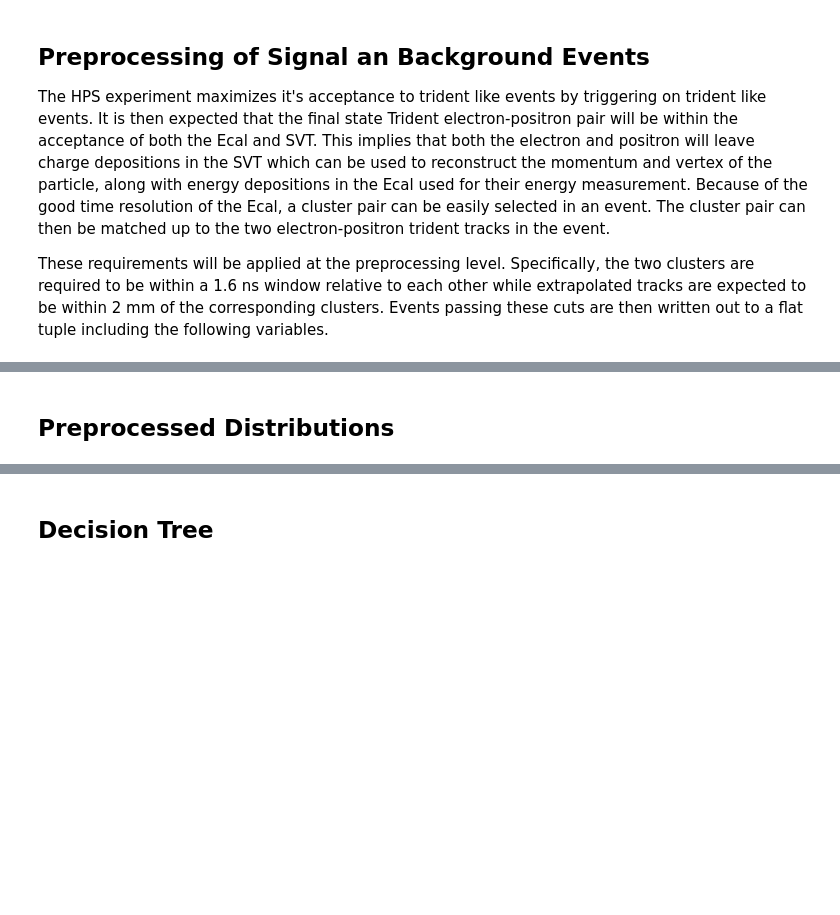
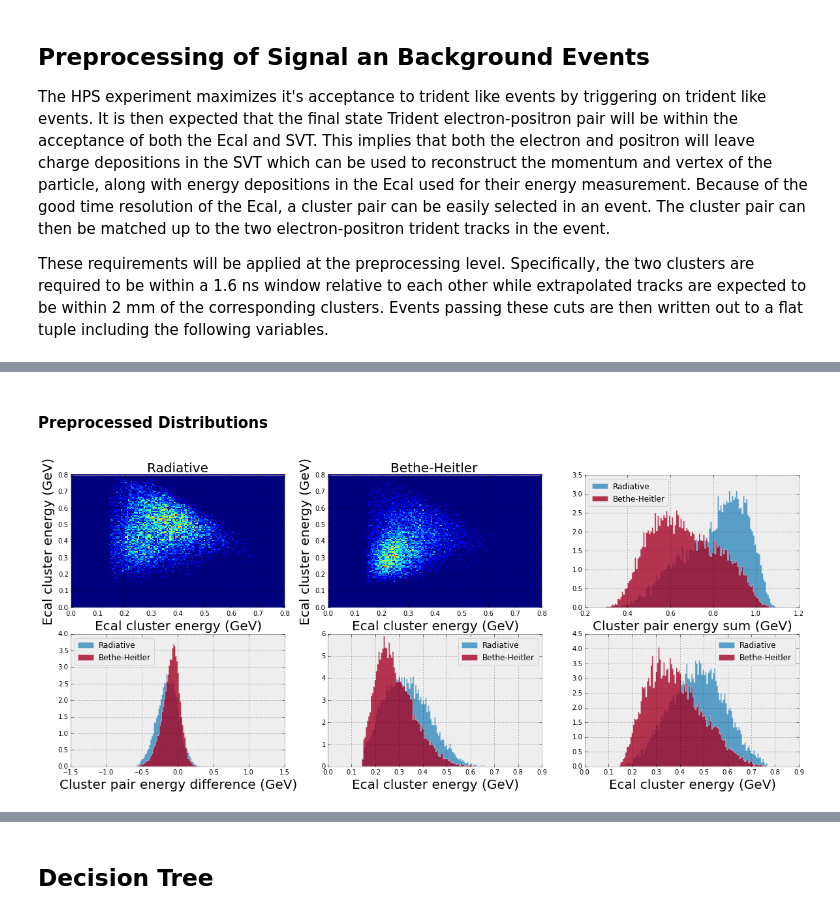
Before and after one commit to omar-moreno/hps-analysis, a Jupyter notebook: python/notebooks/radiative_signal_classification.ipynb, the cells around one changed output, grey strips where cells are left out. Saved outputs shown, nothing was run; the diff lists cells and outputs as text; code cells hidden in the pictures; blank space fills up the shorter version.

```diff
--- a/python/notebooks/radiative_signal_classification.ipynb
+++ b/python/notebooks/radiative_signal_classification.ipynb
@@ -28,3 +59,3 @@ These requirements will be applied at the preprocessing level.  Specifically, th
 # %% [markdown]
-## Preprocessed Distributions
+#### Preprocessed Distributions
 # %%
@@ -39,0 +71,41 @@ X_rad = X_rad[:len(X_bh)]
+# %%
+rad_cluster_0_energy = X_rad[:,0]
+rad_cluster_1_energy = X_rad[:,1]
+bh_cluster_0_energy = X_bh[:,0]
+bh_cluster_1_energy = X_bh[:,1]
+
+fig, ((ax0, ax1, ax2), (ax3, ax4, ax5)) = plt.subplots(nrows=2, ncols=3, figsize=(20,8))
+
+bkg_names = ['Radiative', 'Bethe-Heitler']
+
+ax0.hist2d(rad_cluster_0_energy, rad_cluster_1_energy, bins=150, range=[[0, 0.8], [0, 0.8]]);
+ax0.set_xlabel("Ecal cluster energy (GeV)", fontsize=20)
+ax0.set_ylabel("Ecal cluster energy (GeV)", fontsize=20)
+ax0.set_title(bkg_names[0], fontsize=20)
+
+ax1.hist2d(bh_cluster_0_energy, bh_cluster_1_energy, bins=150, range=[[0, 0.8], [0, 0.8]]);
+ax1.set_xlabel("Ecal cluster energy (GeV)", fontsize=20)
+ax1.set_ylabel("Ecal cluster energy (GeV)", fontsize=20)
+ax1.set_title(bkg_names[1], fontsize=20)
+
+ax2.hist(rad_cluster_0_energy+rad_cluster_1_energy, bins=150, range=(0.2, 1.2), alpha=0.8, normed=True, histtype="stepfilled", label=bkg_names[0]);
+ax2.hist(bh_cluster_0_energy+bh_cluster_1_energy, bins=150, range=(0.2, 1.2), alpha=0.8, normed=True, histtype="stepfilled", label=bkg_names[1]);
+ax2.set_xlabel("Cluster pair energy sum (GeV)", fontsize=20)
+ax2.legend(loc=2)
+
+ax3.hist(rad_cluster_0_energy-rad_cluster_1_energy, bins=150, range=(-1.2, 1.2), alpha=0.8, normed=True, histtype="stepfilled", label=bkg_names[0]);
+ax3.hist(bh_cluster_0_energy-bh_cluster_1_energy, bins=150, range=(-1.2, 1.2), alpha=0.8, normed=True, histtype="stepfilled", label=bkg_names[1]);
+ax3.set_xlabel("Cluster pair energy difference (GeV)", fontsize=20)
+ax3.legend(loc=2)
+
+ax4.hist(rad_cluster_0_energy, bins=150, range=(0, 0.8), alpha=0.8, normed=True, histtype="stepfilled", label=bkg_names[0])
+ax4.hist(bh_cluster_0_energy, bins=150, range=(0, 0.8), alpha=0.8, normed=True, histtype="stepfilled", label=bkg_names[1])
+ax4.set_xlabel("Ecal cluster energy (GeV)", fontsize=20)
+ax4.legend()
+
+ax5.hist(rad_cluster_1_energy, bins=150, range=(0, 0.8), alpha=0.8, normed=True, histtype="stepfilled", label=bkg_names[0] )
+ax5.hist(bh_cluster_1_energy, bins=150, range=(0, 0.8), alpha=0.8, normed=True, histtype="stepfilled", label=bkg_names[1])
+ax5.set_xlabel("Ecal cluster energy (GeV)", fontsize=20)
+ax5.legend();
+# %% [output]
+[figure, added]
```
Also changed, not shown: parts of 18 cells of this notebook.
